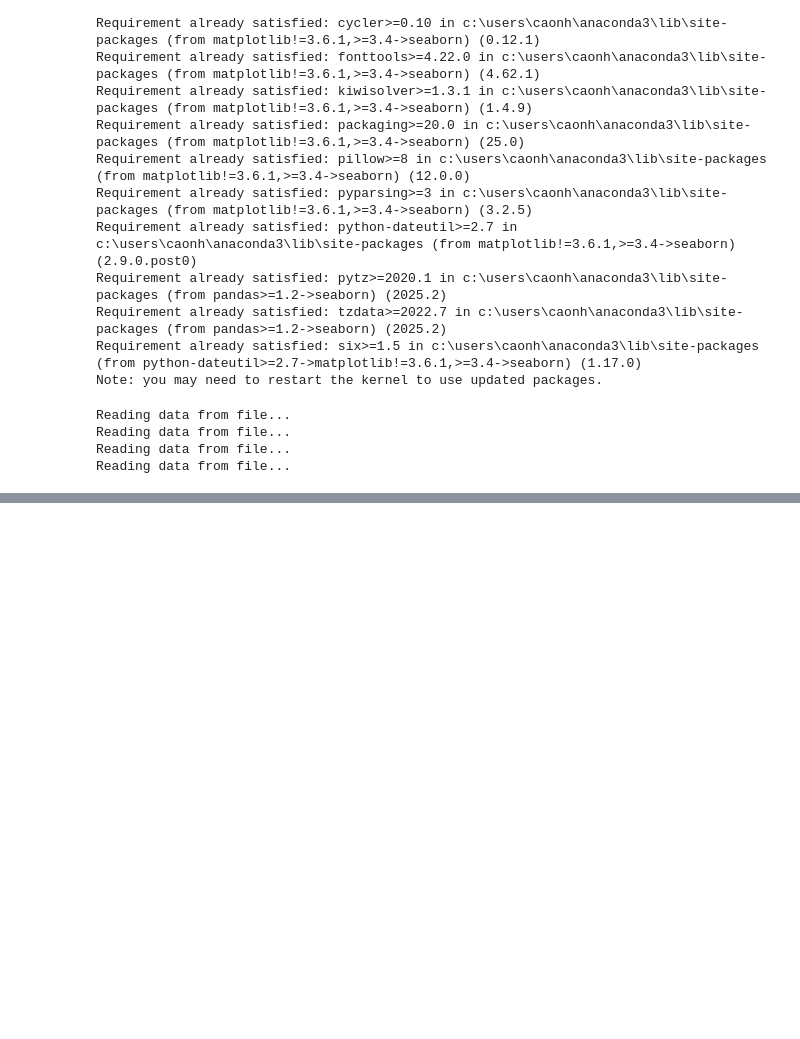
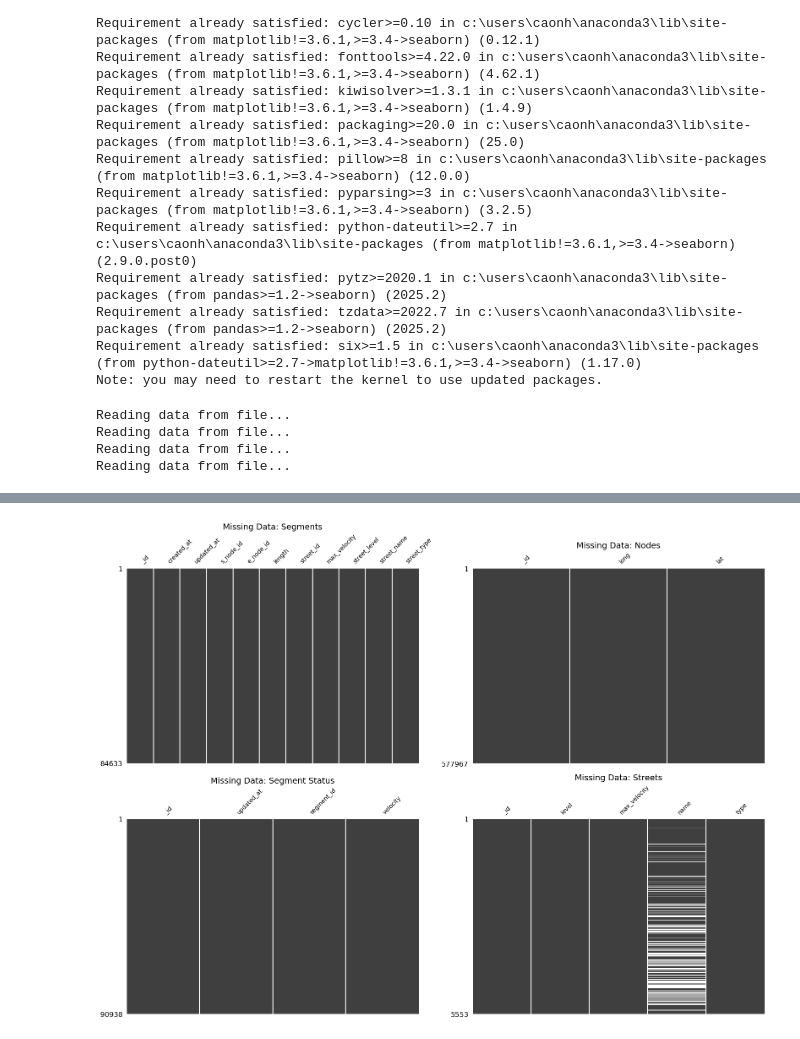
Before and after one commit to caonhathao/traffic-volume-forecasting, a Jupyter notebook: data/Vietnam/refined/vietnam_traffic_preprocessing_data.ipynb, the cells around one changed output, grey strips where cells are left out. Drawn from its saved outputs; the diff is of its cells as text; code cells hidden in the pictures; blank space fills up the shorter version.

```diff
--- a/data/Vietnam/refined/vietnam_traffic_preprocessing_data.ipynb
+++ b/data/Vietnam/refined/vietnam_traffic_preprocessing_data.ipynb
@@ -79,0 +38,24 @@ display(nodes.head())
+# %%
+import pandas as pd
+import missingno as msno
+import matplotlib.pyplot as plt
+
+# Check all dataset to find any nullable
+# show missing values of data_streets
+datasets = [
+    (seg, "Segments"),
+    (nodes, "Nodes"),
+    (seg_stat, "Segment Status"),
+    (streets, "Streets")
+]
+fig, axes = plt.subplots(nrows=2, ncols=2, figsize=(16, 12))
+axes_flat = axes.flatten()
+
+for i, (df, name) in enumerate(datasets):
+    msno.matrix(df, ax=axes_flat[i], sparkline=False, fontsize=10)
+    axes_flat[i].set_title(f"Missing Data: {name}", fontsize=14)
+
+plt.tight_layout()
+plt.show()
+# %% [output]
+[figure, added]
```
Also changed, not shown: parts of 15 cells of this notebook, 7 other files.
